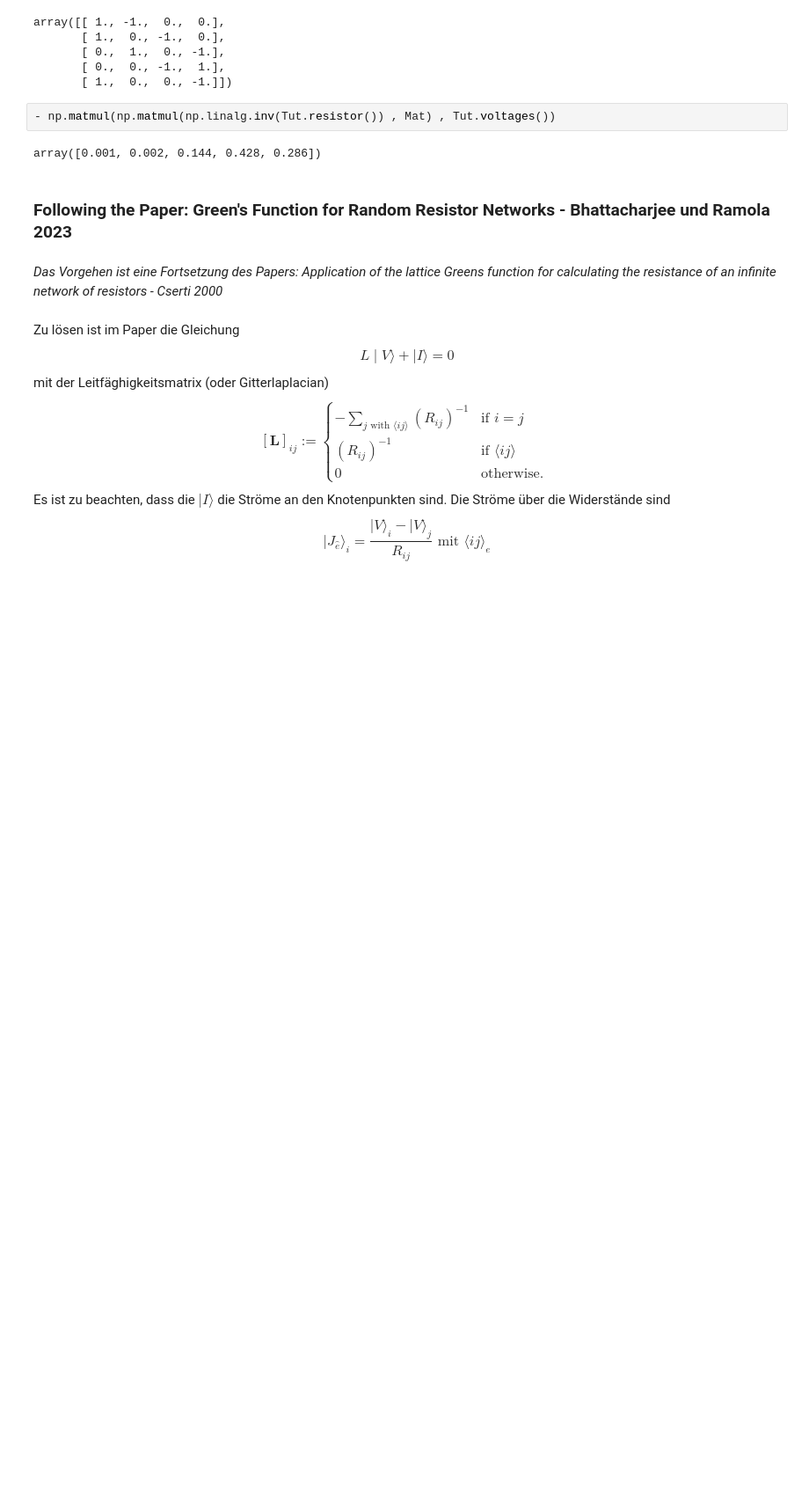
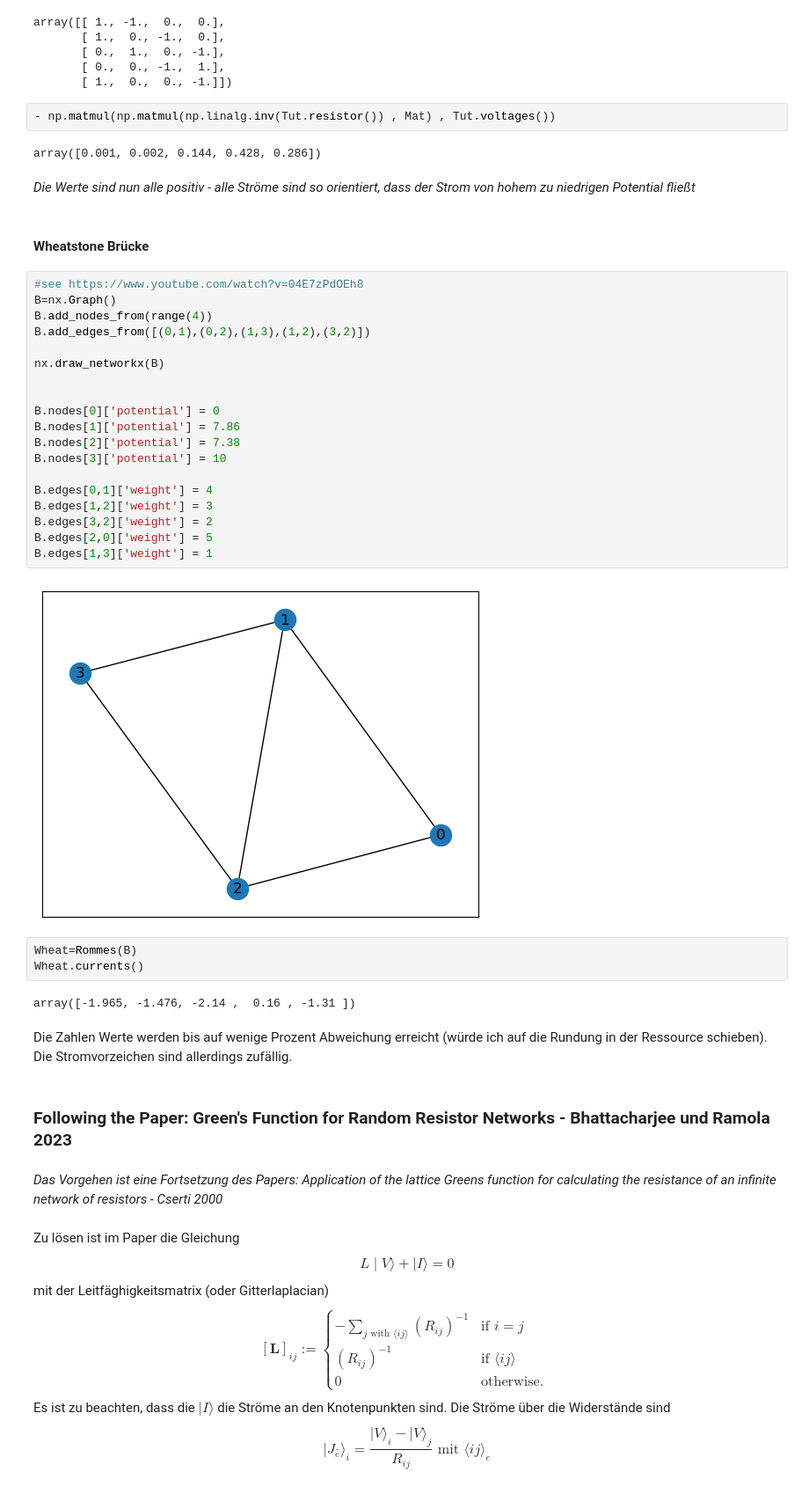
Before and after one commit to Tempus14/ResistorNet, a Jupyter notebook: Matrix-Setup.ipynb, the cells around one changed output. Shown: that part at 88% size. Cells and saved outputs as stored; diff of their text form; blank space fills up the shorter version.

```diff
--- a/Matrix-Setup.ipynb
+++ b/Matrix-Setup.ipynb
@@ -214,6 +212,38 @@ array([[ 1., -1.,  0.,  0.],
 - np.matmul(np.matmul(np.linalg.inv(Tut.resistor()) , Mat) , Tut.voltages())
 # %% [output]
 array([0.001, 0.002, 0.144, 0.428, 0.286])
+# %% [markdown]
+*Die Werte sind nun alle positiv - alle Ströme sind so orientiert, dass der Strom von hohem zu niedrigen Potential fließt*
+# %% [markdown]
+#### Wheatstone Brücke
+# %%
+#see https://www.youtube.com/watch?v=04E7zPdOEh8
+B=nx.Graph()
+B.add_nodes_from(range(4))
+B.add_edges_from([(0,1),(0,2),(1,3),(1,2),(3,2)])
+
+nx.draw_networkx(B)
+
+
+B.nodes[0]['potential'] = 0
+B.nodes[1]['potential'] = 7.86
+B.nodes[2]['potential'] = 7.38
+B.nodes[3]['potential'] = 10
+
+B.edges[0,1]['weight'] = 4
+B.edges[1,2]['weight'] = 3
+B.edges[3,2]['weight'] = 2
+B.edges[2,0]['weight'] = 5
+B.edges[1,3]['weight'] = 1
+# %% [output]
+[figure, added]
+# %%
+Wheat=Rommes(B)
+Wheat.currents()
+# %% [output]
+array([-1.965, -1.476, -2.14 ,  0.16 , -1.31 ])
+# %% [markdown]
+Die Zahlen Werte werden bis auf wenige Prozent Abweichung erreicht (würde ich auf die Rundung in der Ressource schieben). Die Stromvorzeichen sind allerdings zufällig.
 # %% [markdown]
 ### Following the Paper: Green's Function for Random Resistor Networks - Bhattacharjee und Ramola 2023
 # %% [markdown]
```
Also changed, not shown: parts of 4 cells of this notebook.
